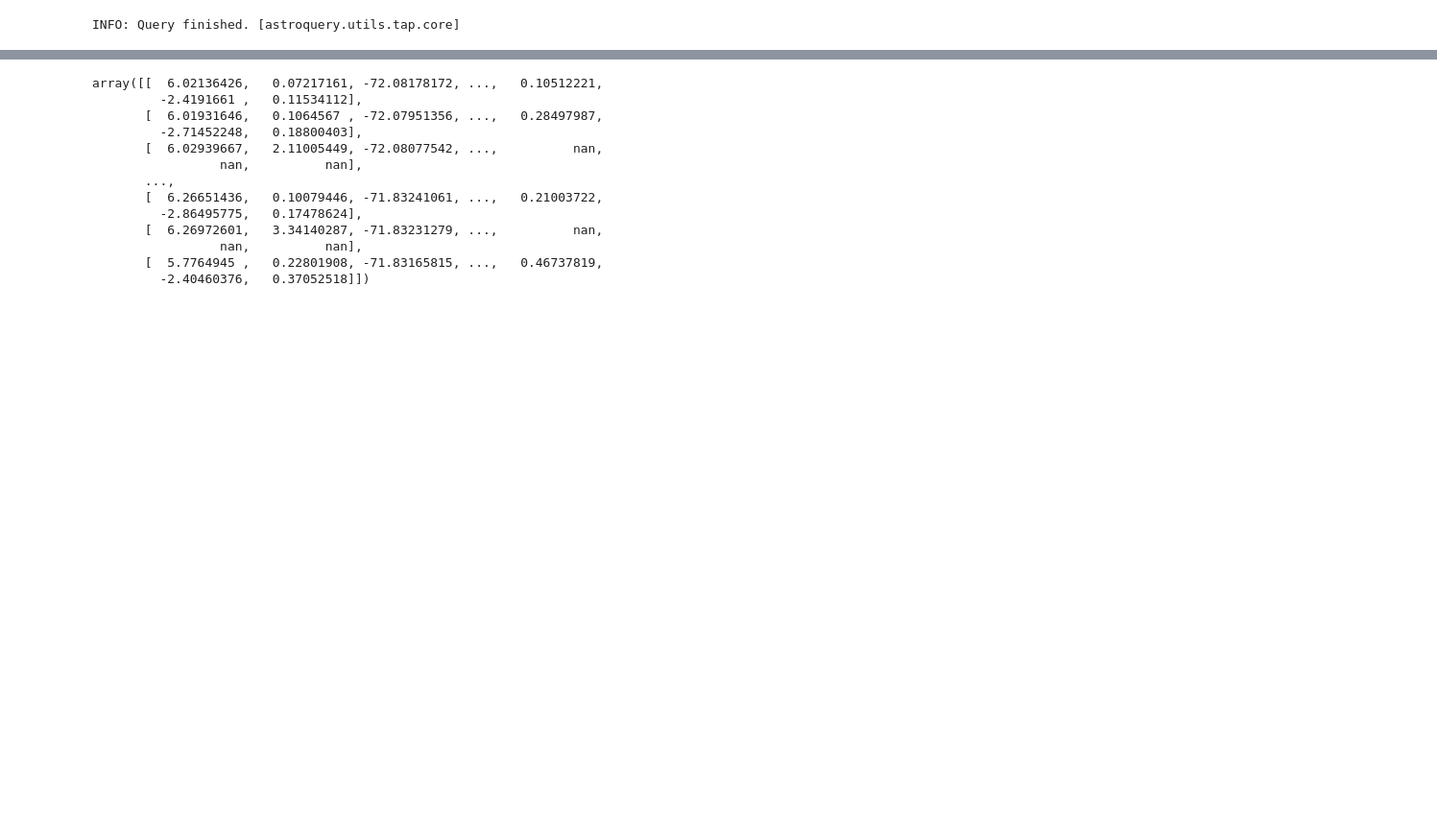
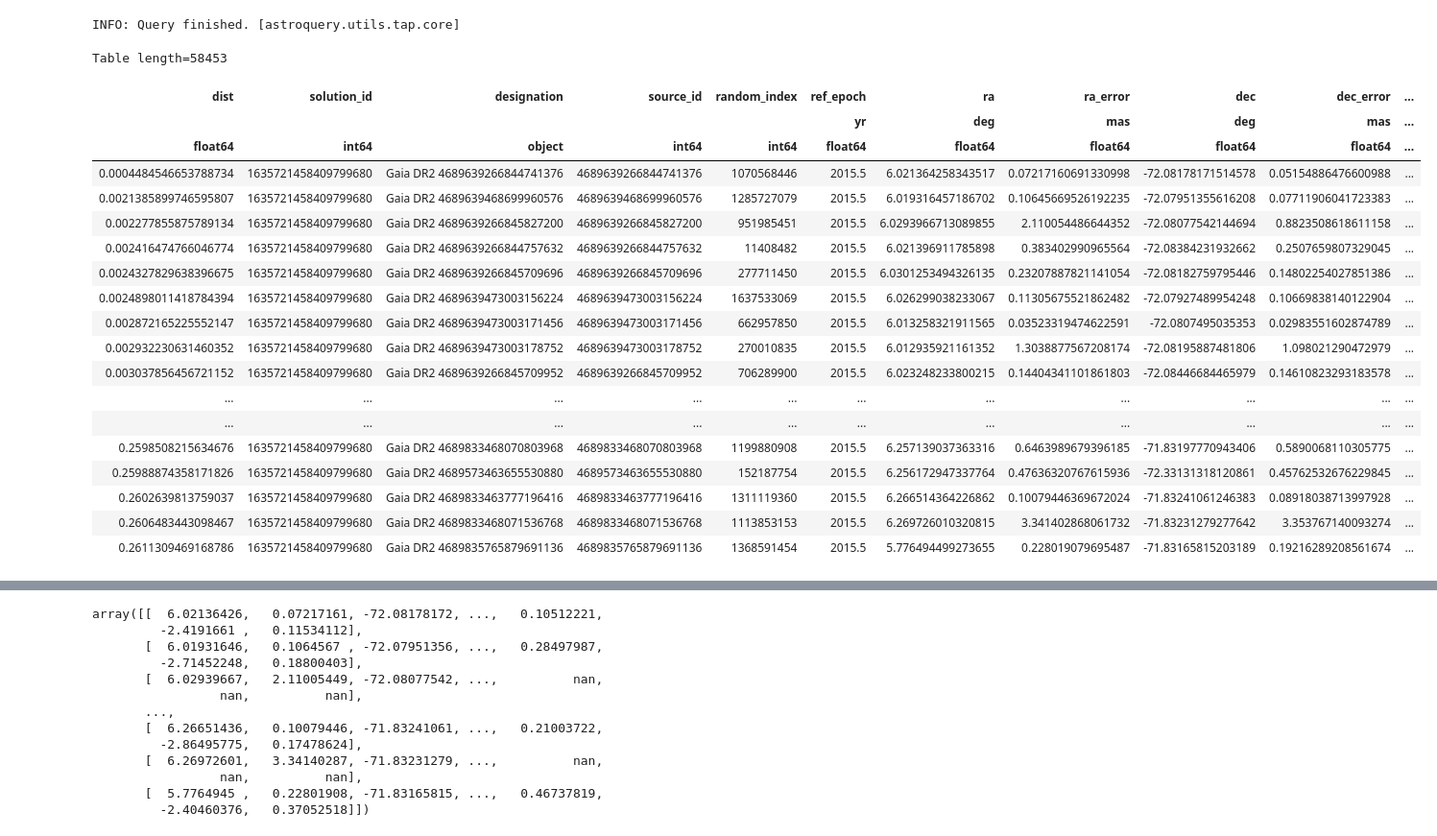
Before and after one commit to rebeccaceppas/problem-set-3, a Jupyter notebook: Problem 2.ipynb, the cells around one changed output, grey strips where cells are left out. Shown: that part at 96% size. Drawn from its saved outputs; the diff is of its cells as text; code cells hidden in the pictures; blank space fills up the shorter version.

```diff
--- a/Problem 2.ipynb
+++ b/Problem 2.ipynb
@@ -15,3 +27,26 @@ height  = u.Quantity(0.5, u.deg)
 results = Gaia.query_object_async(coordinate=coord, width=width, height=height)
 # %% [output]
 INFO: Query finished. [astroquery.utils.tap.core]
+# %%
+results
+# %% [output]
+Table length=58453
+| dist | solution_id | designation | source_id | random_index | ref_epoch | ra | ra_error | dec | dec_error | ... |
+|  |  |  |  |  | yr | deg | mas | deg | mas | ... |
+| float64 | int64 | object | int64 | int64 | float64 | float64 | float64 | float64 | float64 | ... |
+| 0.0004484546653788734 | 1635721458409799680 | Gaia DR2 4689639266844741376 | 4689639266844741376 | 1070568446 | 2015.5 | 6.021364258343517 | 0.07217160691330998 | -72.08178171514578 | 0.05154886476600988 | ... |
+| 0.0021385899746595807 | 1635721458409799680 | Gaia DR2 4689639468699960576 | 4689639468699960576 | 1285727079 | 2015.5 | 6.019316457186702 | 0.10645669526192235 | -72.07951355616208 | 0.07711906041723383 | ... |
+| 0.002277855875789134 | 1635721458409799680 | Gaia DR2 4689639266845827200 | 4689639266845827200 | 951985451 | 2015.5 | 6.0293966713089855 | 2.110054486644352 | -72.08077542144694 | 0.8823508618611158 | ... |
+| 0.002416474766046774 | 1635721458409799680 | Gaia DR2 4689639266844757632 | 4689639266844757632 | 11408482 | 2015.5 | 6.021396911785898 | 0.383402990965564 | -72.08384231932662 | 0.2507659807329045 | ... |
+| 0.0024327829638396675 | 1635721458409799680 | Gaia DR2 4689639266845709696 | 4689639266845709696 | 277711450 | 2015.5 | 6.0301253494326135 | 0.23207887821141054 | -72.08182759795446 | 0.14802254027851386 | ... |
+| 0.0024898011418784394 | 1635721458409799680 | Gaia DR2 4689639473003156224 | 4689639473003156224 | 1637533069 | 2015.5 | 6.026299038233067 | 0.11305675521862482 | -72.07927489954248 | 0.10669838140122904 | ... |
+| 0.002872165225552147 | 1635721458409799680 | Gaia DR2 4689639473003171456 | 4689639473003171456 | 662957850 | 2015.5 | 6.013258321911565 | 0.03523319474622591 | -72.0807495035353 | 0.02983551602874789 | ... |
+| 0.002932230631460352 | 1635721458409799680 | Gaia DR2 4689639473003178752 | 4689639473003178752 | 270010835 | 2015.5 | 6.012935921161352 | 1.3038877567208174 | -72.08195887481806 | 1.098021290472979 | ... |
+| 0.003037856456721152 | 1635721458409799680 | Gaia DR2 4689639266845709952 | 4689639266845709952 | 706289900 | 2015.5 | 6.023248233800215 | 0.14404341101861803 | -72.08446684465979 | 0.14610823293183578 | ... |
+| ... | ... | ... | ... | ... | ... | ... | ... | ... | ... | ... |
+| ... | ... | ... | ... | ... | ... | ... | ... | ... | ... | ... |
+| 0.2598508215634676 | 1635721458409799680 | Gaia DR2 4689833468070803968 | 4689833468070803968 | 1199880908 | 2015.5 | 6.257139037363316 | 0.6463989679396185 | -71.83197770943406 | 0.5890068110305775 | ... |
+| 0.25988874358171826 | 1635721458409799680 | Gaia DR2 4689573463655530880 | 4689573463655530880 | 152187754 | 2015.5 | 6.256172947337764 | 0.47636320767615936 | -72.33131318120861 | 0.45762532676229845 | ... |
+| 0.2602639813759037 | 1635721458409799680 | Gaia DR2 4689833463777196416 | 4689833463777196416 | 1311119360 | 2015.5 | 6.266514364226862 | 0.10079446369672024 | -71.83241061246383 | 0.08918038713997928 | ... |
+| 0.2606483443098467 | 1635721458409799680 | Gaia DR2 4689833468071536768 | 4689833468071536768 | 1113853153 | 2015.5 | 6.269726010320815 | 3.341402868061732 | -71.83231279277642 | 3.353767140093274 | ... |
+| 0.2611309469168786 | 1635721458409799680 | Gaia DR2 4689835765879691136 | 4689835765879691136 | 1368591454 | 2015.5 | 5.776494499273655 | 0.228019079695487 | -71.83165815203189 | 0.19216289208561674 | ... |
```
Also changed, not shown: parts of 5 cells of this notebook.
